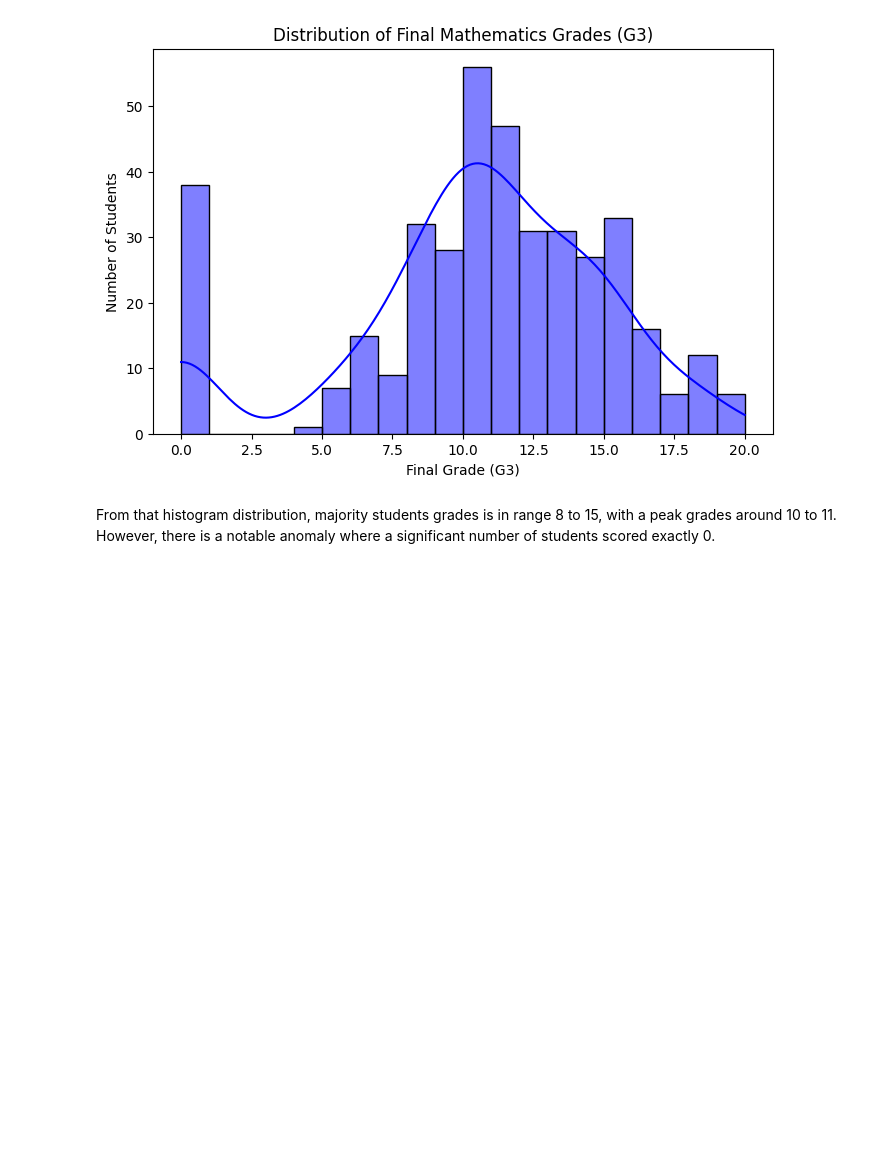
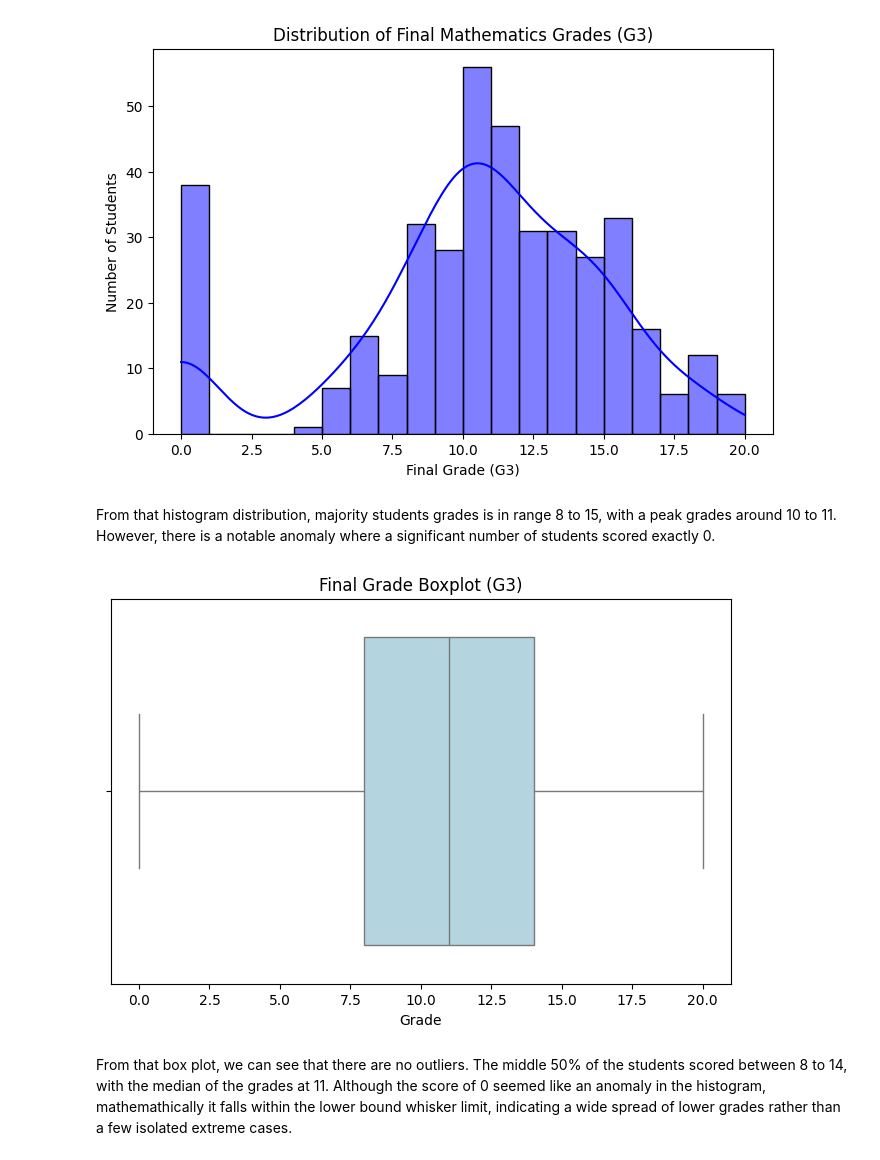
Before and after one commit to AkmalFazli27/Student-Grade-Analysis, a Jupyter notebook: notebooks/student_math.ipynb, the cells around one changed output. Drawn from its saved outputs; the diff is of its cells as text; code cells hidden in the pictures; blank space fills up the shorter version.

Commit message:
Create boxplot analysis

```diff
--- a/notebooks/student_math.ipynb
+++ b/notebooks/student_math.ipynb
@@ -92,3 +92,13 @@ plt.show()
 [figure]
 # %% [markdown]
 From that histogram distribution, majority students grades is in range 8 to 15, with a peak grades around 10 to 11. However, there is a notable anomaly where a significant number of students scored exactly 0.
+# %%
+plt.figure(figsize=(8, 5))
+sns.boxplot(x=df['G3'], color='lightblue')
+plt.title('Final Grade Boxplot (G3)')
+plt.xlabel('Grade')
+plt.show()
+# %% [output]
+[figure, added]
+# %% [markdown]
+From that box plot, we can see that there are no outliers. The middle 50% of the students scored between 8 to 14, with the median of the grades at 11. Although the score of 0 seemed like an anomaly in the histogram, mathemathically it falls within the lower bound whisker limit, indicating a wide spread of lower grades rather than a few isolated extreme cases.
```
